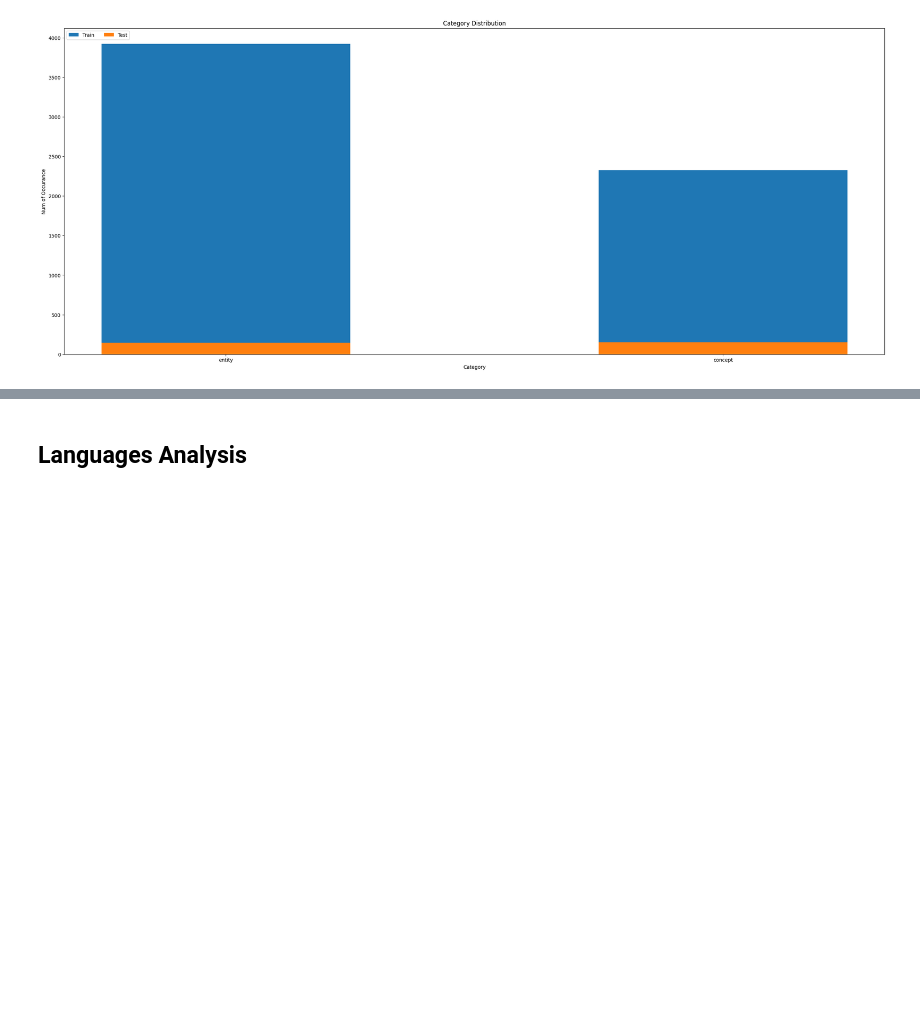
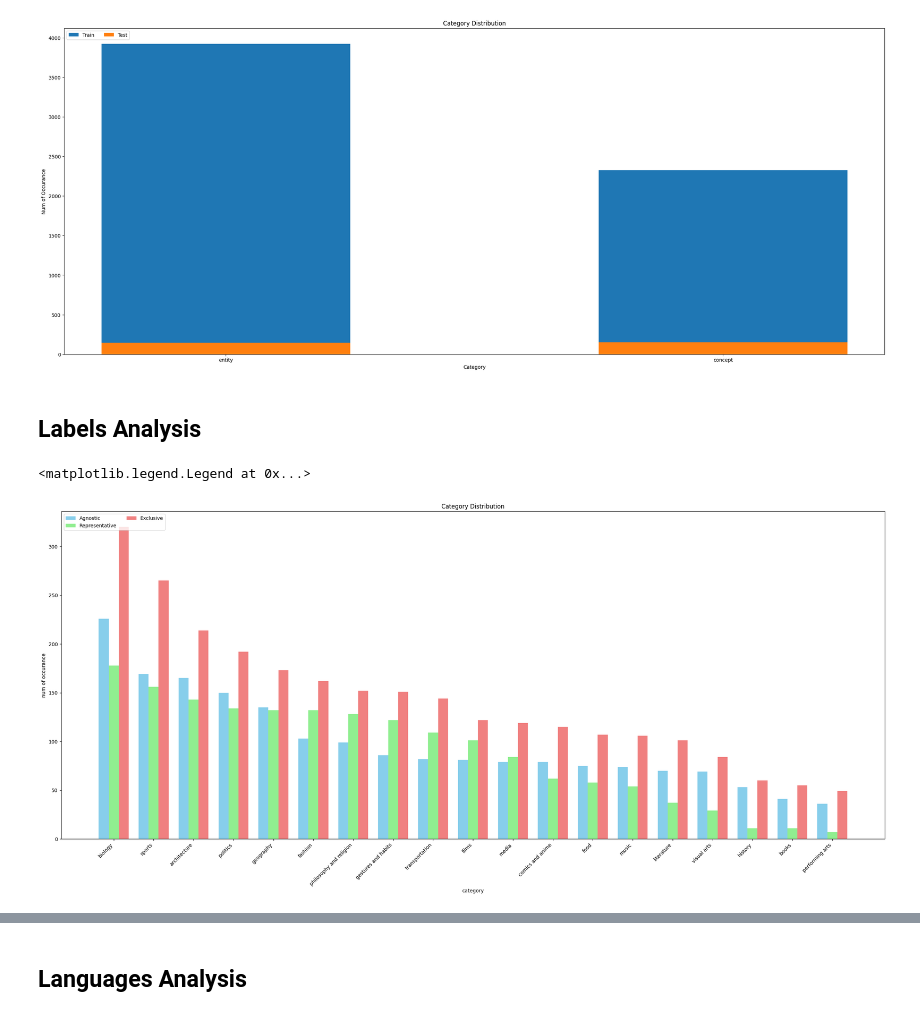
Before and after one commit to pizzi-andrea/MNLP-HW1, a Jupyter notebook: src/dataset/a_dataset.ipynb, the cells around one changed output, grey strips where cells are left out. Drawn from its saved outputs; the diff is of its cells as text; code cells hidden in the pictures; blank space fills up the shorter version.

Commit message:
add more graphics for inter-class analysis
Signed-off-by: Andrea Pizzi <pizzi.1995517@studenti.uniroma1.it>

```diff
--- a/src/dataset/a_dataset.ipynb
+++ b/src/dataset/a_dataset.ipynb
@@ -133,3 +133,50 @@ plt.legend(loc='upper left', ncols=2)
 # %% [output]
 <matplotlib.legend.Legend at 0x...>
 [figure]
+# %% [markdown]
+## Labels Analysis
+# %%
+agnostic = dataset_t.loc[dataset_t['label'] == 'cultural agnostic']
+rappresentative = dataset_t.loc[dataset_t['label'] == 'cultural representative']
+exclusive = dataset_t.loc[dataset_t['label'] == 'cultural exclusive']
+
+
+agnostic_fr_cat = pd.Series.value_counts((agnostic['category']))
+agnostic_fr_type = pd.Series.value_counts((agnostic['subcategory']))
+agnostic_fr_type = pd.Series.value_counts((agnostic['type']))
+
+
+rappresentative_fr_cat = pd.Series.value_counts((rappresentative['category']))
+rappresentative_fr_type = pd.Series.value_counts((rappresentative['subcategory']))
+rappresentative_fr_type = pd.Series.value_counts((rappresentative['type']))
+
+
+exclusive_fr_cat = pd.Series.value_counts((exclusive['category']))
+exclusive_fr_type = pd.Series.value_counts((exclusive['subcategory']))
+exclusive_fr_type = pd.Series.value_counts((exclusive['type']))
+# %%
+# Plots category distribution
+import numpy as np
+categories = agnostic_fr_cat.index
+
+# Impostiamo la larghezza delle barre e la posizione
+bar_width = 0.25  # Larghezza delle barre
+index = np.arange(len(categories))  # Posizioni delle categorie sulla x
+
+plt.figure(figsize=(30,12))
+plt.title('Category Distribution')
+plt.xlabel('category')
+plt.ylabel('num of occurance')
+
+plt.bar(index - bar_width, agnostic_fr_cat, bar_width, label='Agnostic', color='skyblue')
+plt.bar(index, rappresentative_fr_cat, bar_width, label='Representative', color='lightgreen')
+plt.bar(index + bar_width, exclusive_fr_cat, bar_width, label='Exclusive', color='lightcoral')
+
+# Aggiungiamo le etichette sull'asse x
+plt.xticks(index, categories, rotation=45, ha='right')
+
+
+plt.legend(loc='upper left', ncols=2)
+# %% [output]
+<matplotlib.legend.Legend at 0x...>
+[figure, added]
```
Also changed, not shown: parts of 2 cells of this notebook.
